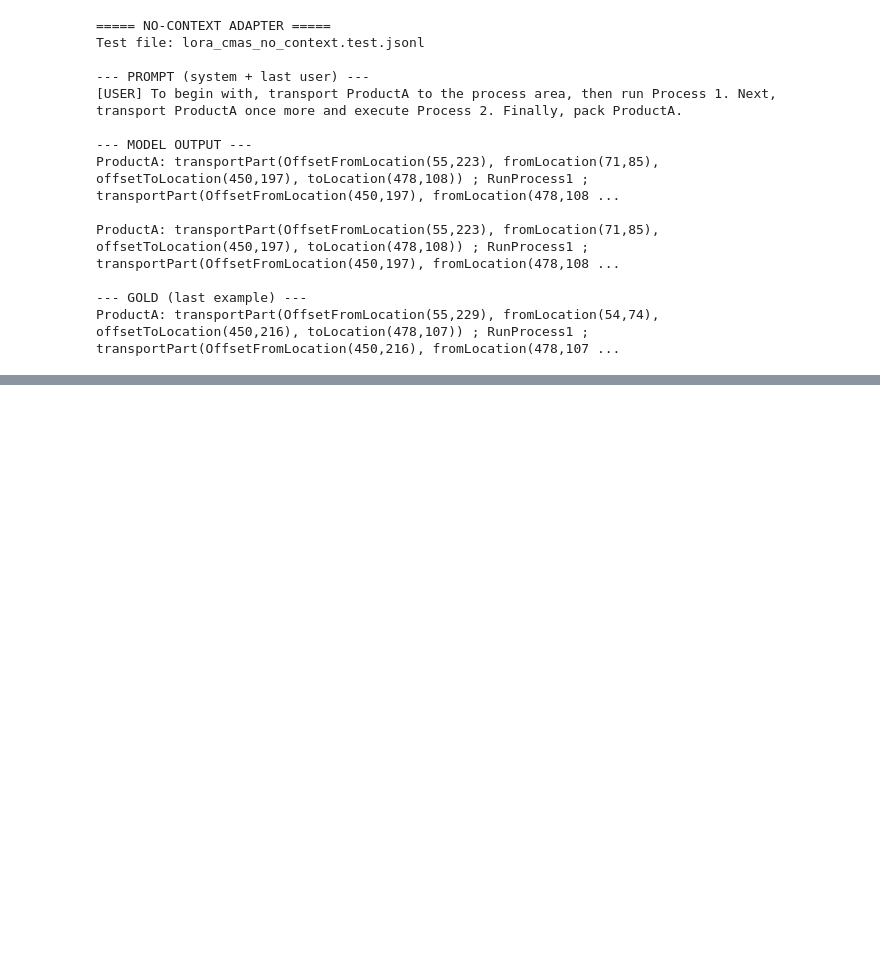
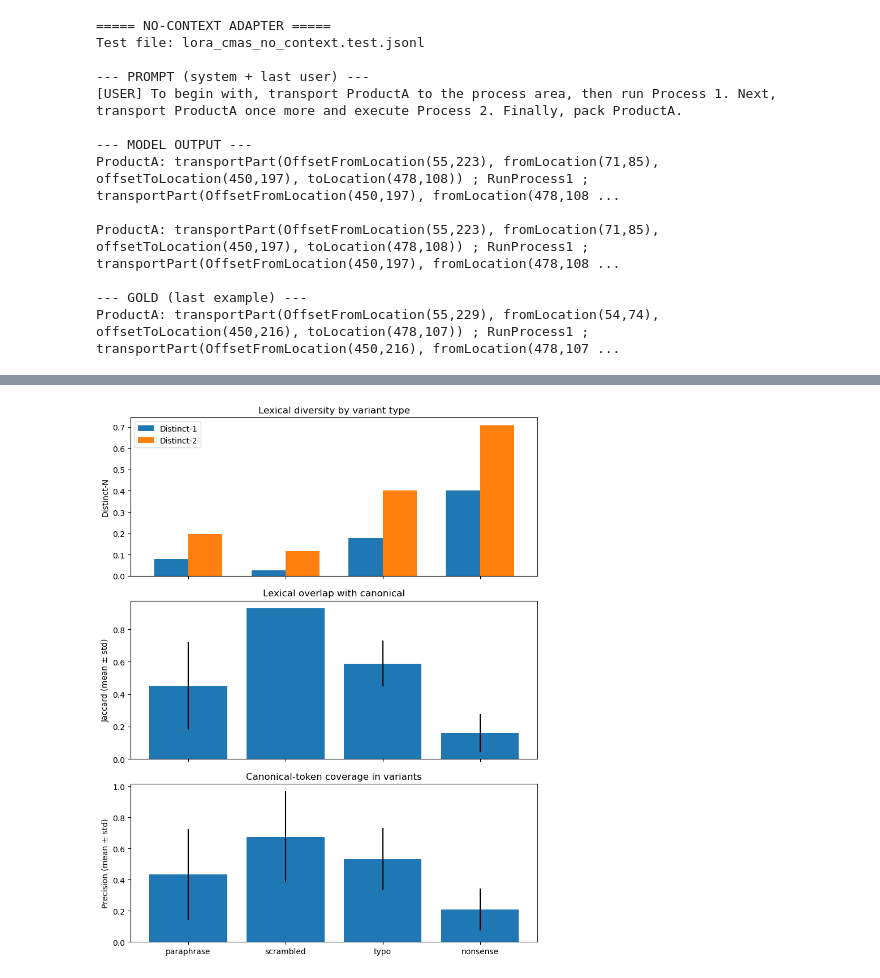
Before and after one commit to lpr5476/CMAS_LLM_Planner, a Jupyter notebook: eval/eval_notebook.ipynb, the cells around one changed output, grey strips where cells are left out. Drawn from its saved outputs; the diff is of its cells as text; code cells hidden in the pictures; blank space fills up the shorter version.

```diff
--- a/eval/eval_notebook.ipynb
+++ b/eval/eval_notebook.ipynb
@@ -139,0 +288,50 @@ ProductA: transportPart(OffsetFromLocation(55,229), fromLocation(54,74), offsetT
+# %%
+import json
+import matplotlib.pyplot as plt
+
+with open("metrics.json", "r") as f:
+    metrics = json.load(f)["modes"]
+
+modes = ["paraphrase", "scrambled", "typo", "nonsense"]
+
+# Extract series
+d1 = [metrics[m]["distinct_1"] for m in modes]
+d2 = [metrics[m]["distinct_2"] for m in modes]
+
+j_mean = [metrics[m]["lexical_jaccard_stats"]["mean"] for m in modes]
+j_std  = [metrics[m]["lexical_jaccard_stats"]["std"]  for m in modes]
+
+p_mean = [metrics[m]["lexical_precision_stats"]["mean"] for m in modes]
+p_std  = [metrics[m]["lexical_precision_stats"]["std"]  for m in modes]
+
+x = range(len(modes))
+
+fig, axes = plt.subplots(3, 1, figsize=(8, 10), sharex=True)
+
+# Panel A: Distinct-1/2
+ax = axes[0]
+width = 0.35
+ax.bar([i - width/2 for i in x], d1, width, label="Distinct-1")
+ax.bar([i + width/2 for i in x], d2, width, label="Distinct-2")
+ax.set_ylabel("Distinct-N")
+ax.set_title("Lexical diversity by variant type")
+ax.legend()
+
+# Panel B: Jaccard
+ax = axes[1]
+ax.bar(x, j_mean, yerr=j_std)
+ax.set_ylabel("Jaccard (mean ± std)")
+ax.set_title("Lexical overlap with canonical")
+
+# Panel C: Precision
+ax = axes[2]
+ax.bar(x, p_mean, yerr=p_std)
+ax.set_ylabel("Precision (mean ± std)")
+ax.set_title("Canonical-token coverage in variants")
+ax.set_xticks(list(x))
+ax.set_xticklabels(modes)
+
+plt.tight_layout()
+plt.show()
+# %% [output]
+[figure, added]
```
Also changed, not shown: parts of 12 cells of this notebook.
